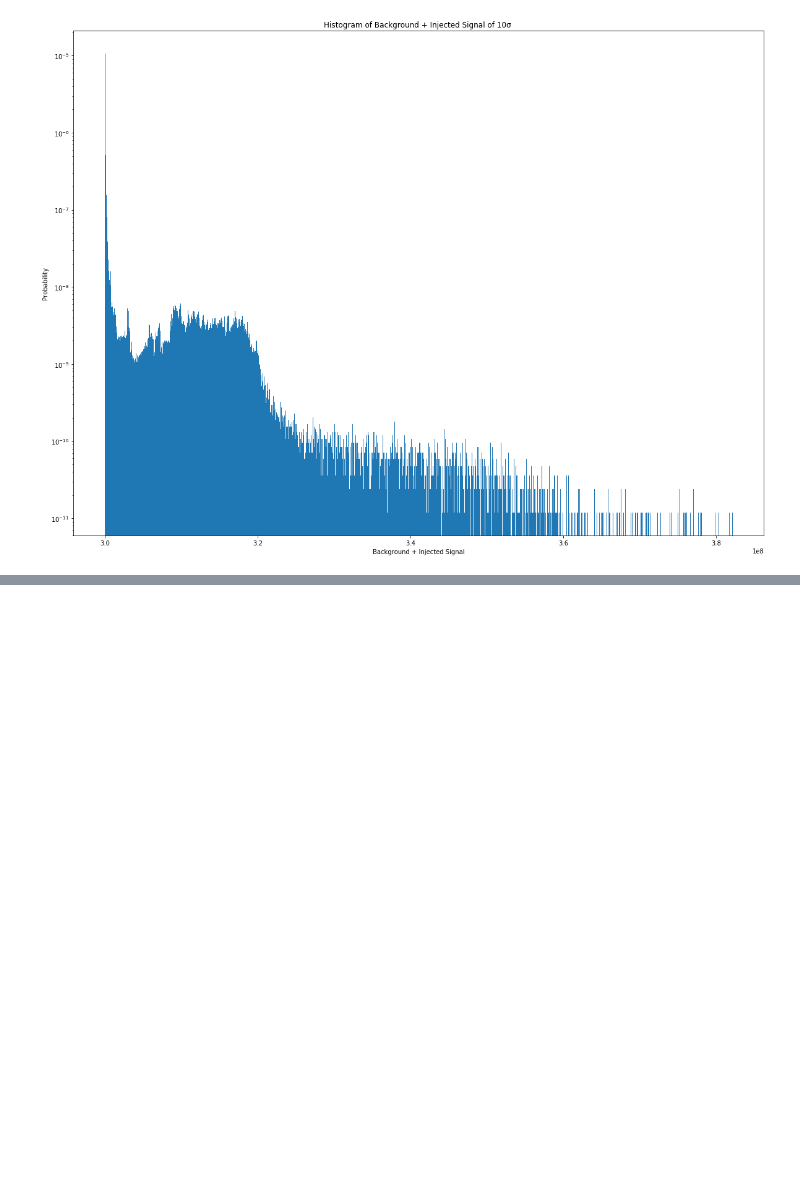
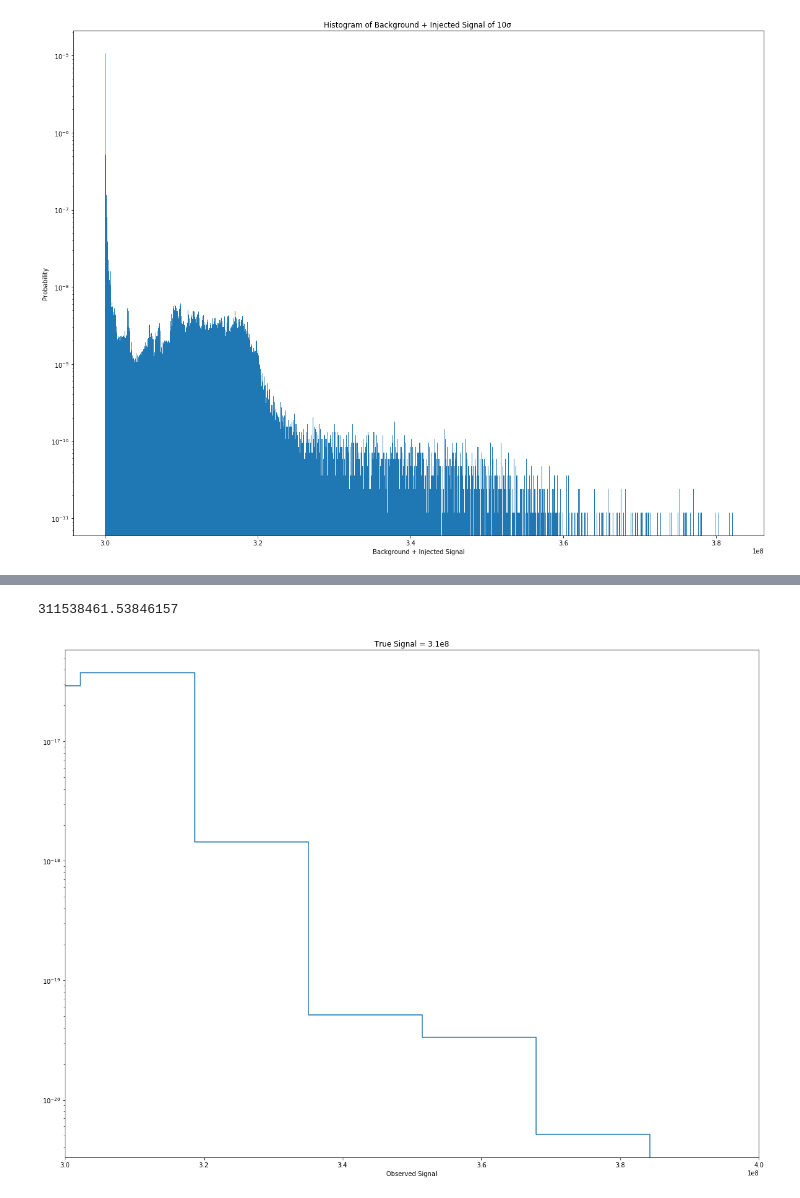
Before and after one commit to ecb49/burns_phys434, a Jupyter notebook: labs/Burns_Lab6.ipynb, the cells around one changed output, grey strips where cells are left out. Saved outputs shown, nothing was run; the diff lists cells and outputs as text; code cells hidden in the pictures; blank space fills up the shorter version.

```diff
--- a/labs/Burns_Lab6.ipynb
+++ b/labs/Burns_Lab6.ipynb
@@ -127,0 +134,12 @@ plt.show()
+# %%
+sigindex = 13
+print(signalcenters[sigindex])
+plt.step(datacenters,Psd[:,sigindex])
+plt.yscale('log')
+plt.title('True Signal = 3.1e8')
+plt.xlabel('Observed Signal')
+plt.xlim(3e8,4e8)
+plt.show()
+# %% [output]
+311538461.53846157
+[figure, added]
```
Also changed, not shown: parts of 16 cells of this notebook, 1 other file.
